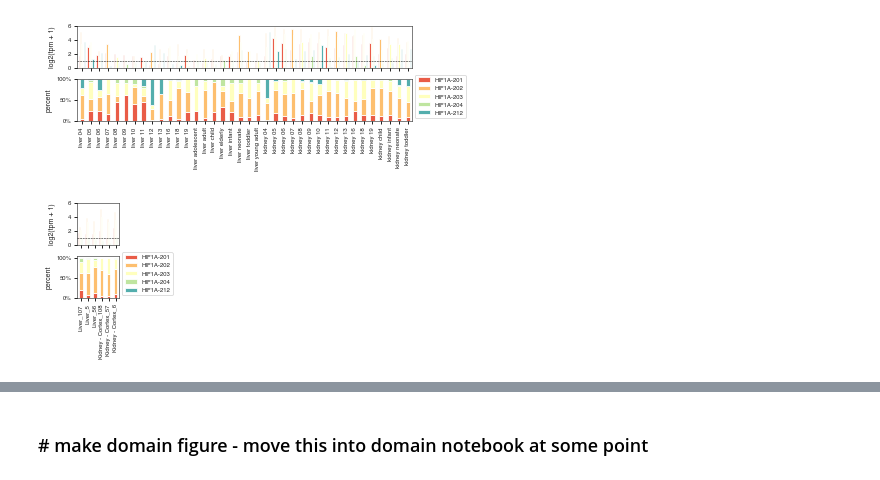
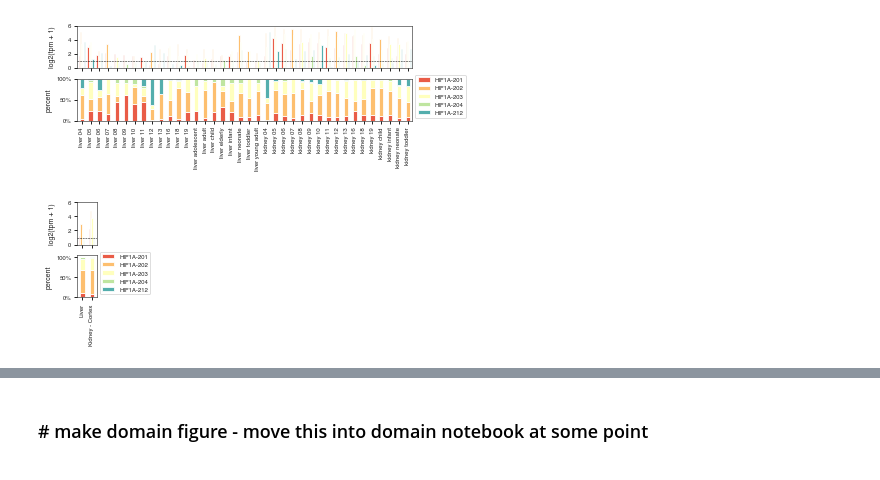
Before and after one commit to CCSB-DFCI/TF_isoforms_paper, a Jupyter notebook: src/expr_data_clean.ipynb, the cells around one changed output, grey strips where cells are left out. Drawn from its saved outputs; the diff is of its cells as text; code cells hidden in the pictures.

```diff
--- a/src/expr_data_clean.ipynb
+++ b/src/expr_data_clean.ipynb
@@ -1555,9 +1623,9 @@ developmental_tissue_expression_plot("HIF1A", (6, 1.75), (0, 6), means_dev, live
 # %% [output]
 [figure]
 # %%
-liver_cols = [x for x in means_gtex_downsample.columns if "Liver" in x]
-kidney_cols = [x for x in means_gtex_downsample.columns if "Kidney" in x]
-developmental_tissue_expression_plot("HIF1A", (0.75, 1.75), (0, 6), means_gtex_downsample, liver_cols + kidney_cols,
-                                     "means_gtex_ds_liver_kidney")
+liver_cols = [x for x in means_gtex.columns if "Liver" in x]
+kidney_cols = [x for x in means_gtex.columns if "Kidney" in x]
+developmental_tissue_expression_plot("HIF1A", (0.35, 1.75), (0, 6), means_gtex, liver_cols + kidney_cols,
+                                     "means_gtex_liver_kidney")
 # %% [output]
-[figure, old version]
+[figure, new version]
```
Also changed, not shown: parts of 53 cells of this notebook, 15 other files.
